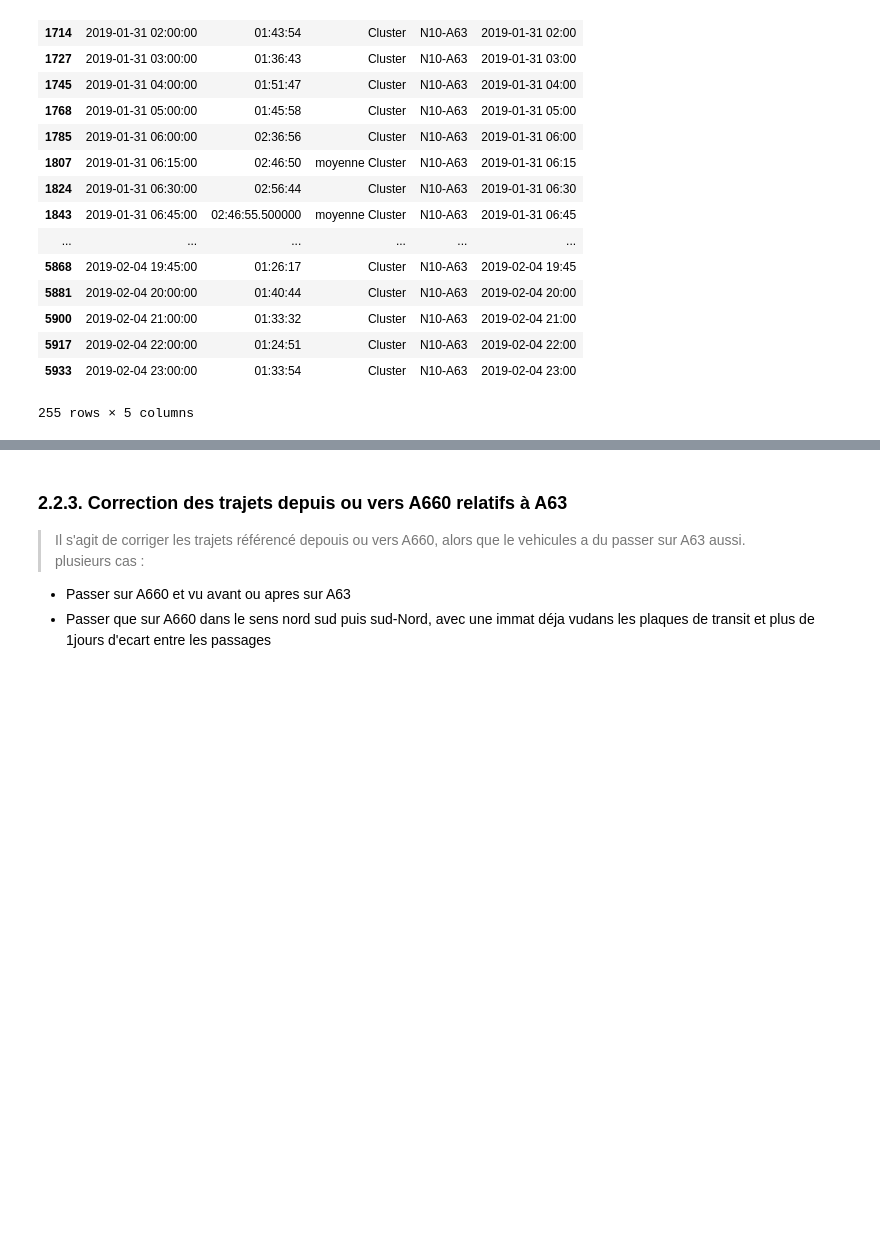
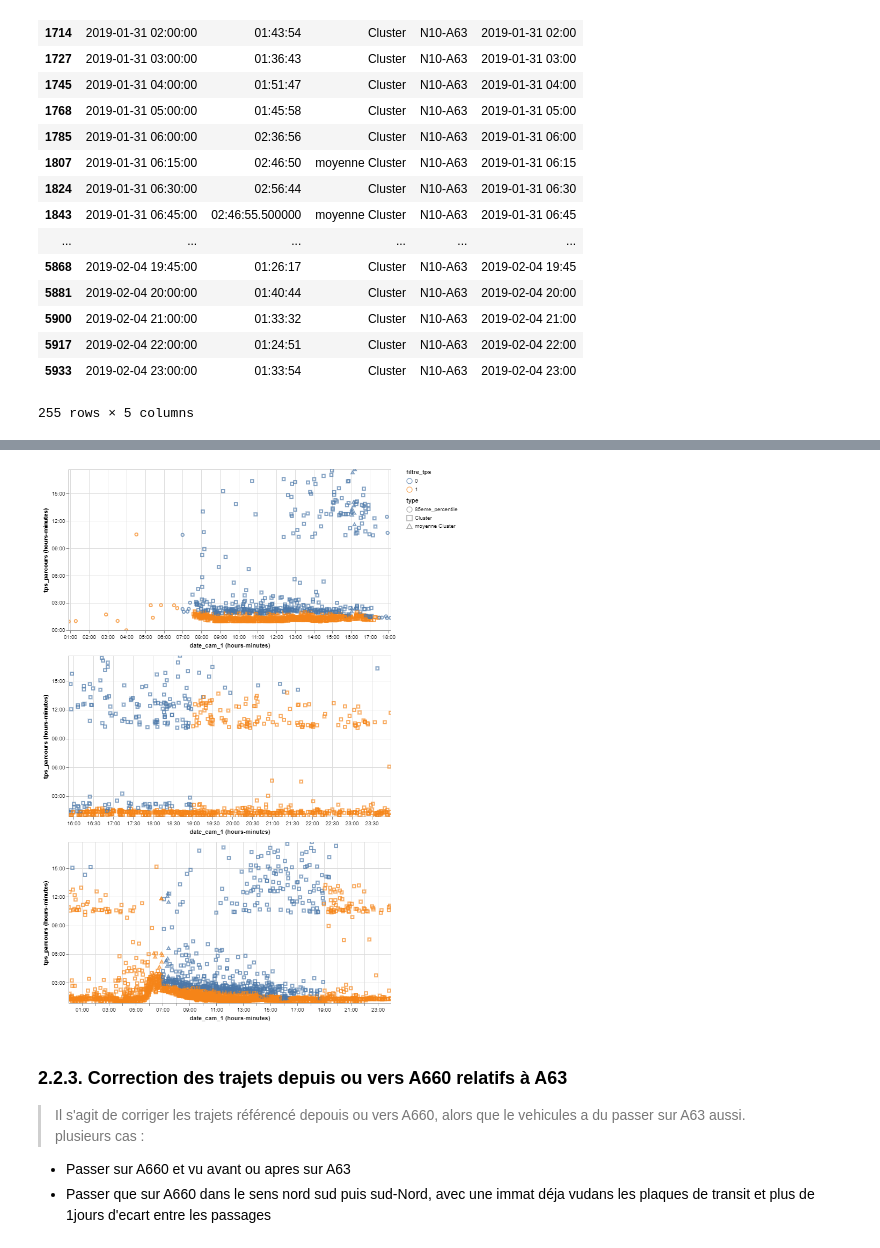
Before and after one commit to nantodevison/lapi, a Jupyter notebook: Carto_Lapi/Analyse/pour_test_travail.ipynb, the cells around one changed output, grey strips where cells are left out. Drawn from its saved outputs; the diff is of its cells as text; code cells hidden in the pictures; blank space fills up the shorter version.

```diff
--- a/Carto_Lapi/Analyse/pour_test_travail.ipynb
+++ b/Carto_Lapi/Analyse/pour_test_travail.ipynb
@@ -207,3 +223,7 @@ t.graph_transit_filtre(df_transit_avec_filtre, '2019-01-31 00:00:00','2019-01-31
+# %%
+graph_tot
+# %% [output]
+[figure, added]
 # %% [markdown]
 ### 2.2.3. Correction des trajets depuis ou vers A660 relatifs à A63
 > Il s'agit de corriger les trajets référencé depouis ou vers A660, alors que le vehicules a du passer sur A63 aussi.<br> plusieurs cas :
```
Also changed, not shown: parts of 12 cells of this notebook, 1 other file.
